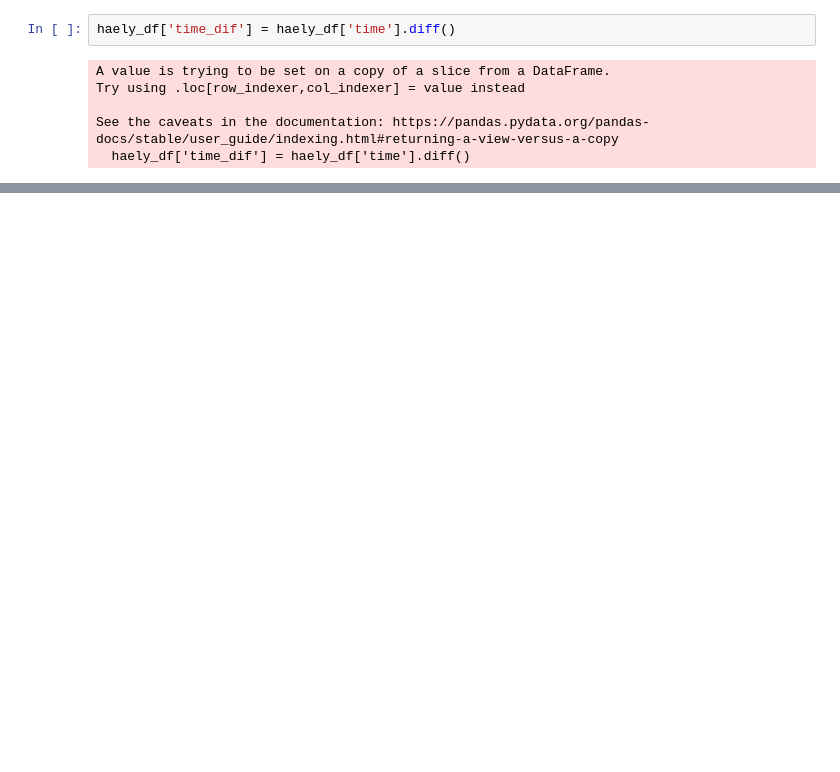
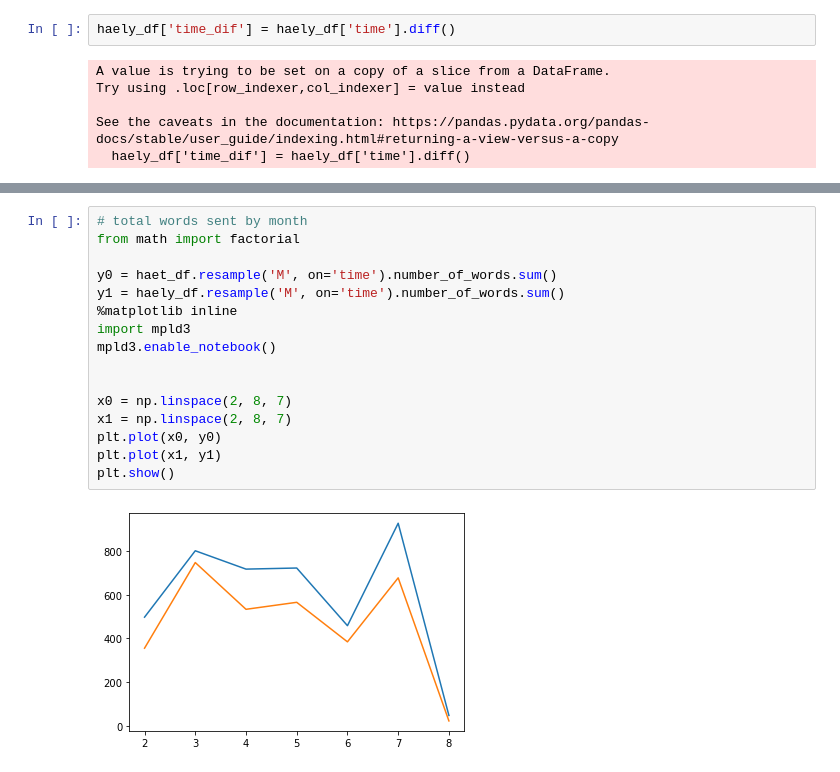
Before and after one commit to haely/whatsapp-chat-ananlysis, a Jupyter notebook: whatsapp-haet.ipynb, the cells around one changed output, grey strips where cells are left out. Drawn from its saved outputs; the diff is of its cells as text; blank space fills up the shorter version.

```diff
--- a/whatsapp-haet.ipynb
+++ b/whatsapp-haet.ipynb
@@ -496,0 +559,18 @@ ParserError: month must be in 1..12: 21/06, 8:18 PM
+# %%
+# total words sent by month
+from math import factorial
+
+y0 = haet_df.resample('M', on='time').number_of_words.sum()
+y1 = haely_df.resample('M', on='time').number_of_words.sum()
+%matplotlib inline
+import mpld3
+mpld3.enable_notebook()
+
+
+x0 = np.linspace(2, 8, 7)
+x1 = np.linspace(2, 8, 7)
+plt.plot(x0, y0)
+plt.plot(x1, y1)
+plt.show()
+# %% [output]
+[figure, added]
```
Also changed, not shown: parts of 27 cells of this notebook.
